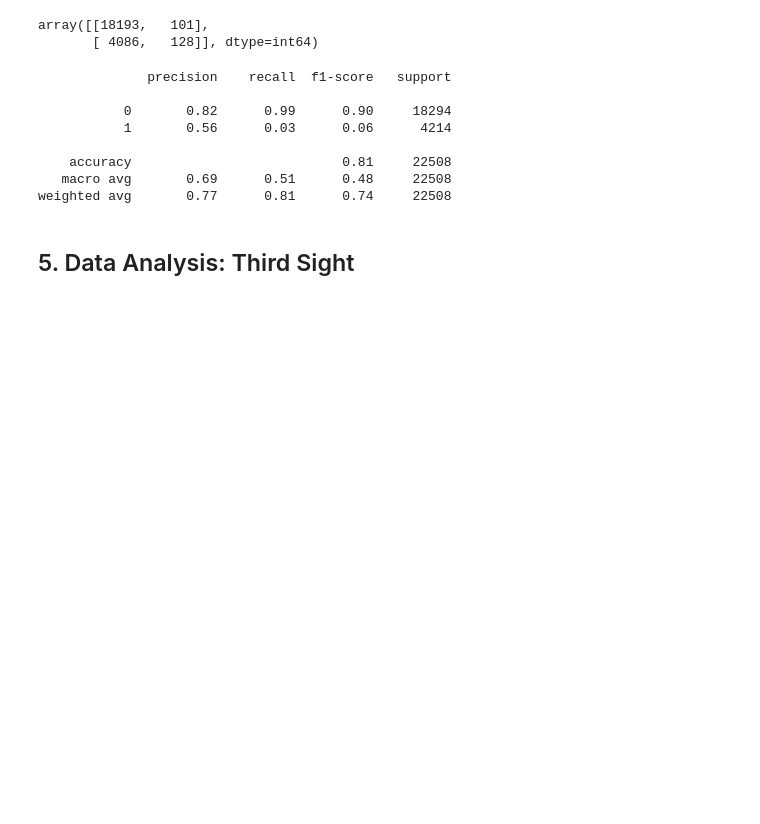
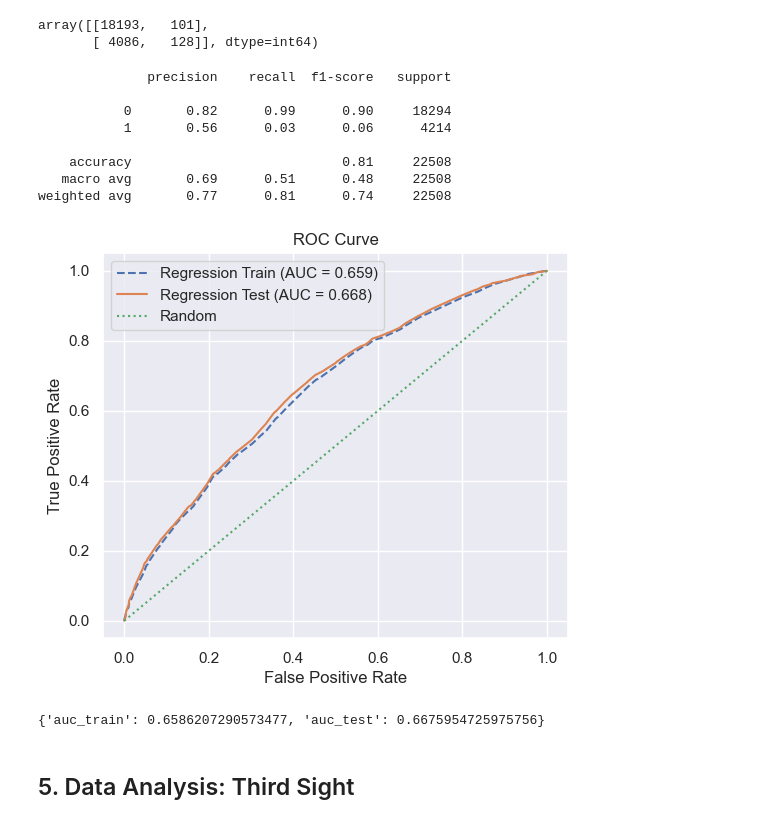
Before and after one commit to cabustillo13/airport-flight-delay-prediction, a Jupyter notebook: challenge/exploration.ipynb, the cells around one changed output. Drawn from its saved outputs; the diff is of its cells as text; code cells hidden in the pictures; blank space fills up the shorter version.

```diff
--- a/challenge/exploration.ipynb
+++ b/challenge/exploration.ipynb
@@ -409,6 +484,20 @@ print(classification_report(y_test, reg_y_preds))
     accuracy                           0.81     22508
    macro avg       0.69      0.51      0.48     22508
 weighted avg       0.77      0.81      0.74     22508
+# %%
+auc_scores = plot_roc_curve(
+    model=reg_model,
+    x_train=x_train,
+    y_train=y_train,
+    x_test=x_test,
+    y_test=y_test,
+    model_name='Regression'
+)
+
+print(auc_scores)
+# %% [output]
+[figure, added]
+{'auc_train': 0.6586207290573477, 'auc_test': 0.6675954725975756}
 # %% [markdown]
 ## 5. Data Analysis: Third Sight
 # %% [markdown]
```
Also changed, not shown: parts of 7 cells of this notebook, 1 other file.
